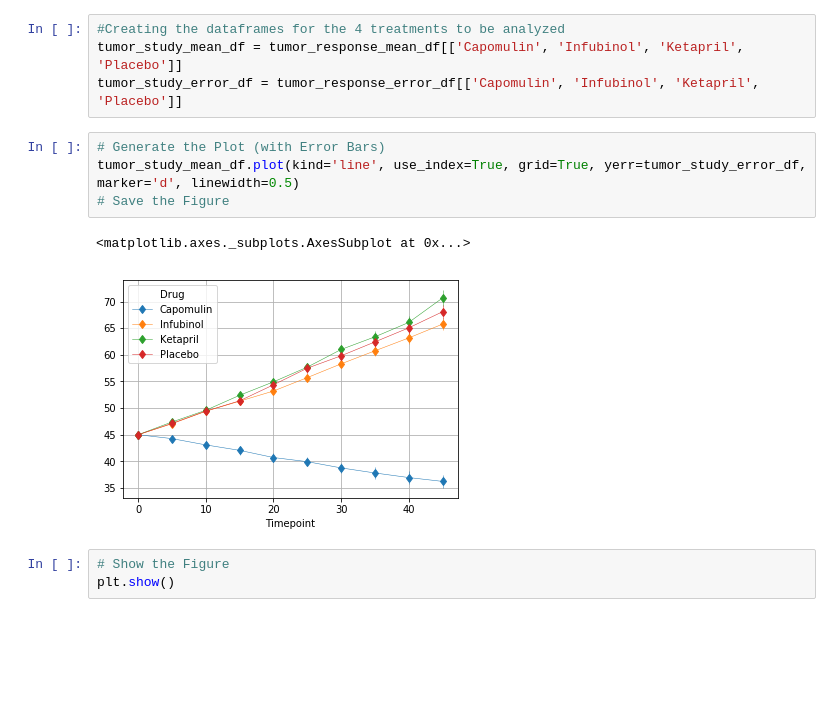
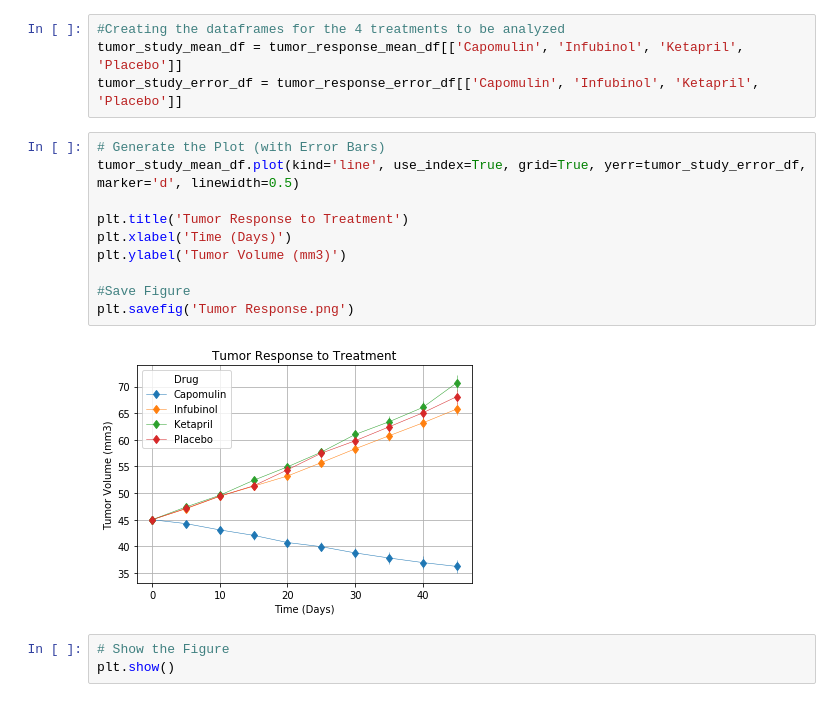
Before and after one commit to kreitlerj/Pymaceuticals, a Jupyter notebook: Pymaceuticals/pymaceuticals_analysis.ipynb, the cells around one changed output. Saved outputs shown, nothing was run; the diff lists cells and outputs as text; blank space fills up the shorter version.

```diff
--- a/Pymaceuticals/pymaceuticals_analysis.ipynb
+++ b/Pymaceuticals/pymaceuticals_analysis.ipynb
@@ -96,10 +92,15 @@ tumor_study_error_df = tumor_response_error_df[['Capomulin', 'Infubinol', 'Ketap
 # %%
 # Generate the Plot (with Error Bars)
 tumor_study_mean_df.plot(kind='line', use_index=True, grid=True, yerr=tumor_study_error_df, marker='d', linewidth=0.5)
-# Save the Figure
+
+plt.title('Tumor Response to Treatment')
+plt.xlabel('Time (Days)')
+plt.ylabel('Tumor Volume (mm3)')
+
+#Save Figure
+plt.savefig('Tumor Response.png')
 # %% [output]
-<matplotlib.axes._subplots.AxesSubplot at 0x...>
-[figure, old version]
+[figure, new version]
 # %%
 # Show the Figure
 plt.show()
```
Also changed, not shown: parts of 3 cells of this notebook.
